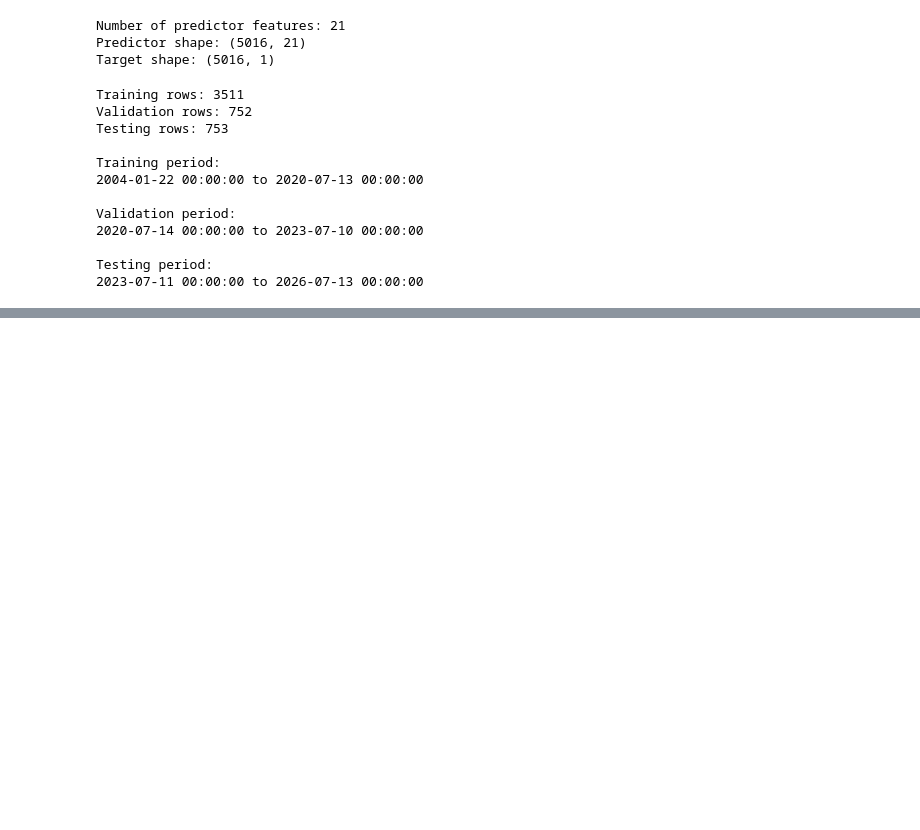
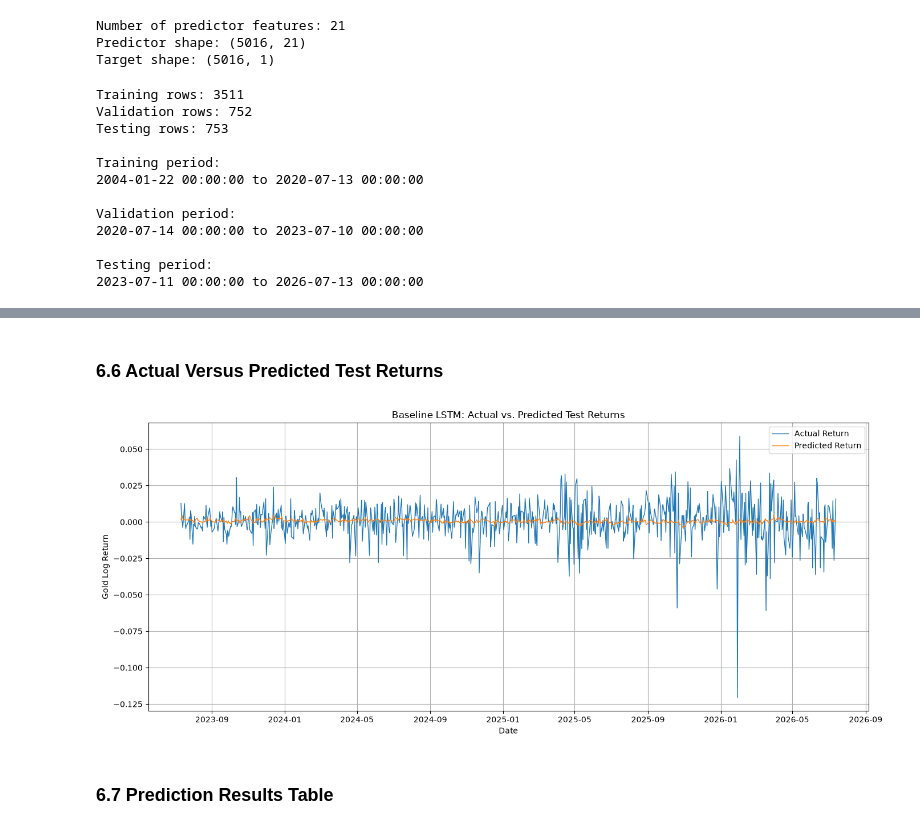
Before and after one commit to khgaurav/macro-commodity-ml, a Jupyter notebook: lstm_gold_prediction.ipynb, the cells around one changed output, grey strips where cells are left out. Drawn from its saved outputs; the diff is of its cells as text; code cells hidden in the pictures; blank space fills up the shorter version.

```diff
--- a/lstm_gold_prediction.ipynb
+++ b/lstm_gold_prediction.ipynb
@@ -125,0 +465,30 @@ Testing period:
+# %% [markdown]
+### 6.6 Actual Versus Predicted Test Returns
+# %%
+plt.figure(figsize=(14, 6))
+
+plt.plot(
+    test_dates,
+    y_test_actual,
+    label="Actual Return",
+    linewidth=1
+)
+
+plt.plot(
+    test_dates,
+    y_test_pred,
+    label="Predicted Return",
+    linewidth=1
+)
+
+plt.xlabel("Date")
+plt.ylabel("Gold Log Return")
+plt.title("Baseline LSTM: Actual vs. Predicted Test Returns")
+plt.legend()
+plt.grid(True)
+
+plt.tight_layout()
+# %% [output]
+[figure, added]
+# %% [markdown]
+### 6.7 Prediction Results Table
```
Also changed, not shown: parts of 67 cells of this notebook, 3 other files.
